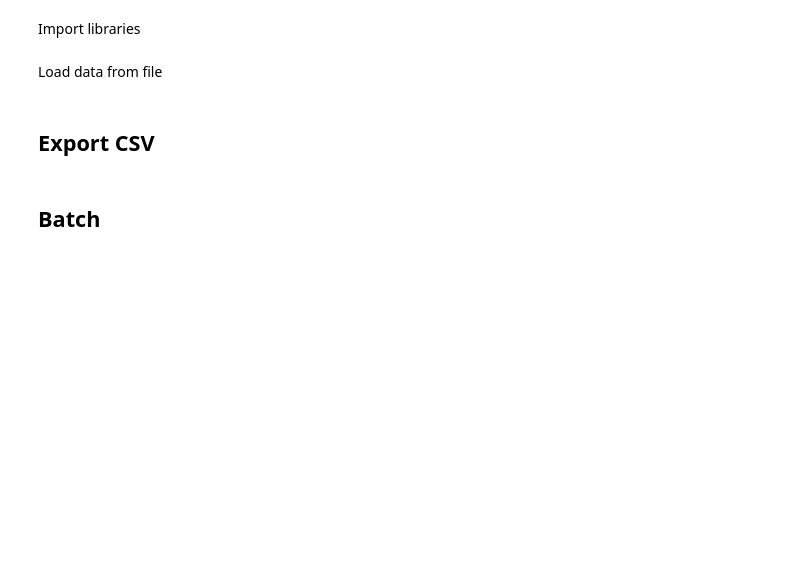
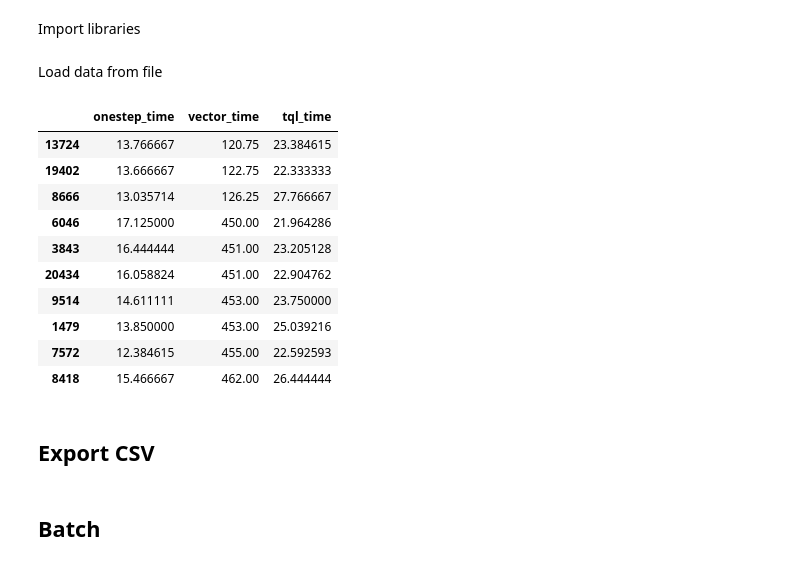
Before and after one commit to vietnhprivat/snake_ai, a Jupyter notebook: src/Classes/data_collection_test.ipynb, the cells around one changed output. Cells and saved outputs as stored; diff of their text form; code cells hidden in the pictures; blank space fills up the shorter version.

```diff
--- a/src/Classes/data_collection_test.ipynb
+++ b/src/Classes/data_collection_test.ipynb
@@ -17,33 +17,48 @@ Load data from file
 # %%
 def load_data(file_path, model=None):
     # file_path = 'DQL_PLOT/TEST_PLOTS/plot_file_vector.pkl'
     # file_path = 'DQL_PLOT/TEST_PLOTS/plot_file_grid.pkl'
 
     with open(file_path, 'rb') as file:
         data = pickle.load(file)
         data = np.array(data)
 
 
     # load data as dataframe
     if model == 'tql': data = {'scores': data[0], 'apple': data[1], 'time per apple': data[1] / (data[0]/10)}
     else: data = {'scores': data[0],
             'steps_per_game': data[1],
             'epsilon': data[2],
             'game': np.arange(len(data[0])),
             'steps' : np.cumsum(data[1]),
             'time per apple': data[1] / (data[0]/10)
             }
     dataframe = pd.DataFrame(data = data)
 
     return dataframe
 
 # Defining data
 onestep = load_data(file_path='DQL_PLOT/DATA_PLOTS/onestep_non_training_17_01.pkl')
 vector = load_data(file_path='DQL_PLOT/DATA_PLOTS/vector_non_training_17_01.pkl')
 tql = load_data(file_path='TAB_MODEL_AND_PLOT/DATA_PLOT_RUNNING/tab_optim_rewards_running.pkl', model="tql")
 
 
 df_results = pd.DataFrame(data= {'onestep_score': onestep['scores'], 'vector_score': vector['scores'], 'tql_score': tql['scores']})
+df_time = pd.DataFrame(data= {'onestep_time': onestep['time per apple'], 'vector_time': vector['time per apple'], 'tql_time': tql['time per apple']})
+df_time.sort_values(by=['vector_time'], inplace=True)
+df_time.tail(10)
+# %% [output]
+|  | onestep_time | vector_time | tql_time |
+| 13724 | 13.766667 | 120.75 | 23.384615 |
+| 19402 | 13.666667 | 122.75 | 22.333333 |
+| 8666 | 13.035714 | 126.25 | 27.766667 |
+| 6046 | 17.125000 | 450.00 | 21.964286 |
+| 3843 | 16.444444 | 451.00 | 23.205128 |
+| 20434 | 16.058824 | 451.00 | 22.904762 |
+| 9514 | 14.611111 | 453.00 | 23.750000 |
+| 1479 | 13.850000 | 453.00 | 25.039216 |
+| 7572 | 12.384615 | 455.00 | 22.592593 |
+| 8418 | 15.466667 | 462.00 | 26.444444 |
 # %% [markdown]
 ## Export CSV
 # %%
```
Also changed, not shown: parts of 1 cell of this notebook.
